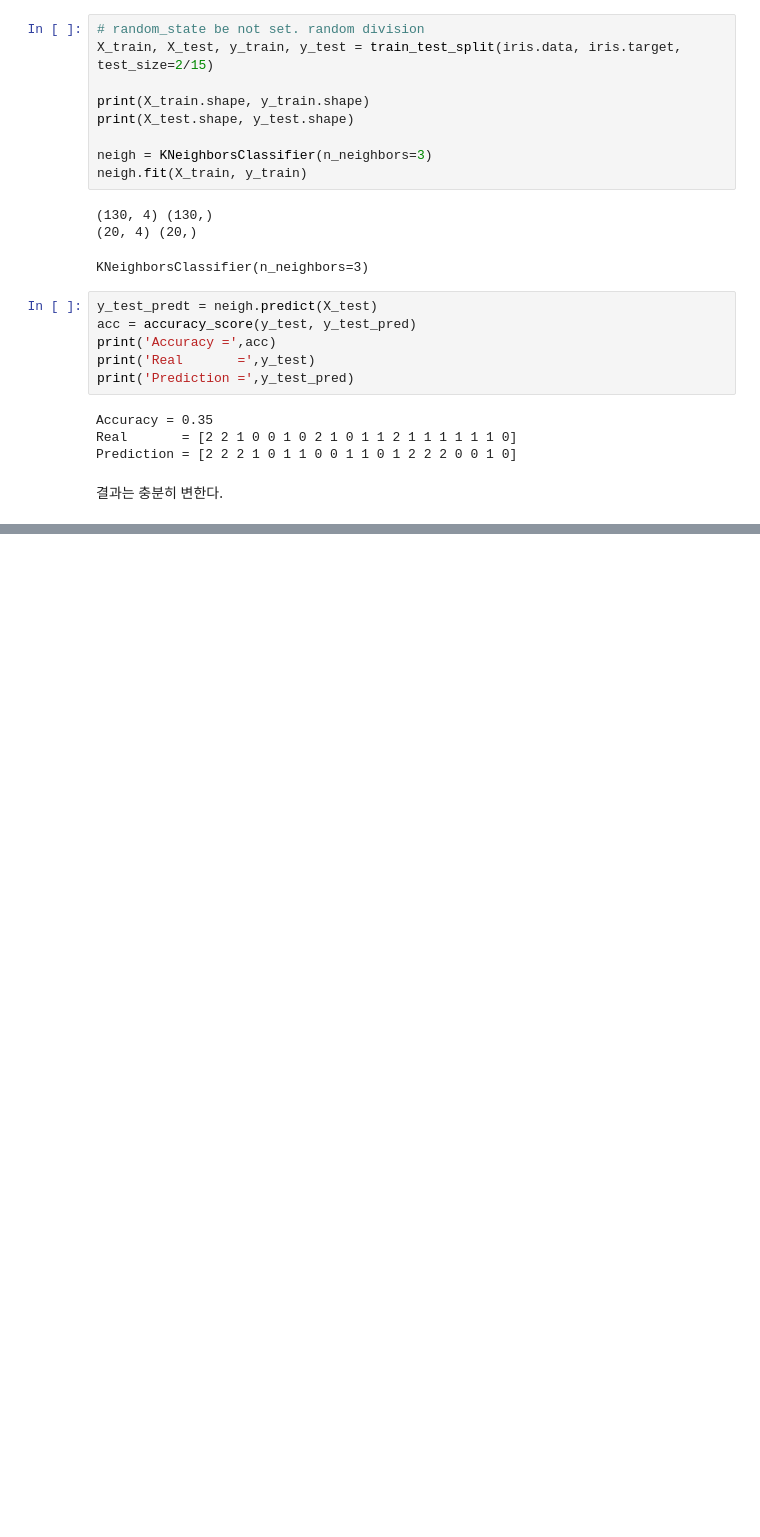
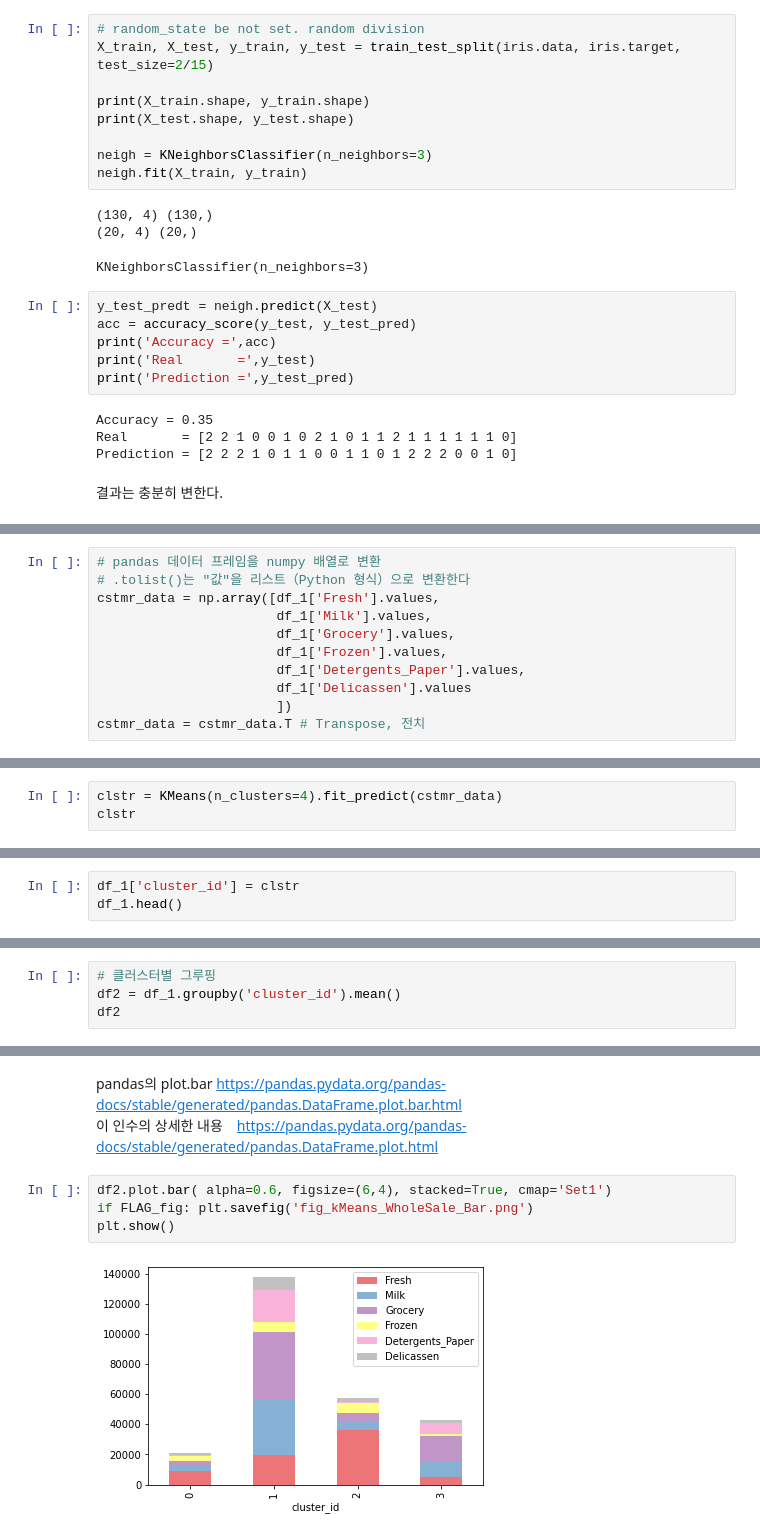
Before and after one commit to yrohh/Python, a Jupyter notebook: Study/데이터사이언스교과서/6장.ipynb, the cells around one changed output, grey strips where cells are left out. Cells and saved outputs as stored; diff of their text form; blank space fills up the shorter version.

```diff
--- a/Study/데이터사이언스교과서/6장.ipynb
+++ b/Study/데이터사이언스교과서/6장.ipynb
@@ -1143,0 +1331,11 @@ Prediction = [2 2 2 1 0 1 1 0 0 1 1 0 1 2 2 2 0 0 1 0]
+# %%
+# pandas 데이터 프레임을 numpy 배열로 변환
+# .tolist()는 "값"을 리스트（Python 형식）으로 변환한다
+cstmr_data = np.array([df_1['Fresh'].values,
+                       df_1['Milk'].values,
+                       df_1['Grocery'].values,
+                       df_1['Frozen'].values,
+                       df_1['Detergents_Paper'].values,
+                       df_1['Delicassen'].values
+                       ])
+cstmr_data = cstmr_data.T # Transpose, 전치
@@ -1143,0 +1352,3 @@ Prediction = [2 2 2 1 0 1 1 0 0 1 1 0 1 2 2 2 0 0 1 0]
+# %%
+clstr = KMeans(n_clusters=4).fit_predict(cstmr_data)
+clstr
@@ -1143,0 +1378,3 @@ Prediction = [2 2 2 1 0 1 1 0 0 1 1 0 1 2 2 2 0 0 1 0]
+# %%
+df_1['cluster_id'] = clstr
+df_1.head()
@@ -1143,0 +1445,4 @@ Prediction = [2 2 2 1 0 1 1 0 0 1 1 0 1 2 2 2 0 0 1 0]
+# %%
+# 클러스터별 그루핑
+df2 = df_1.groupby('cluster_id').mean()
+df2
@@ -1143,0 +1456,9 @@ Prediction = [2 2 2 1 0 1 1 0 0 1 1 0 1 2 2 2 0 0 1 0]
+# %% [markdown]
+pandas의 plot.bar https://pandas.pydata.org/pandas-docs/stable/generated/pandas.DataFrame.plot.bar.html<br>
+이 인수의 상세한 내용　https://pandas.pydata.org/pandas-docs/stable/generated/pandas.DataFrame.plot.html
+# %%
+df2.plot.bar( alpha=0.6, figsize=(6,4), stacked=True, cmap='Set1')
+if FLAG_fig: plt.savefig('fig_kMeans_WholeSale_Bar.png')
+plt.show()
+# %% [output]
+[figure, added]
```
Also changed, not shown: parts of 71 cells of this notebook.
